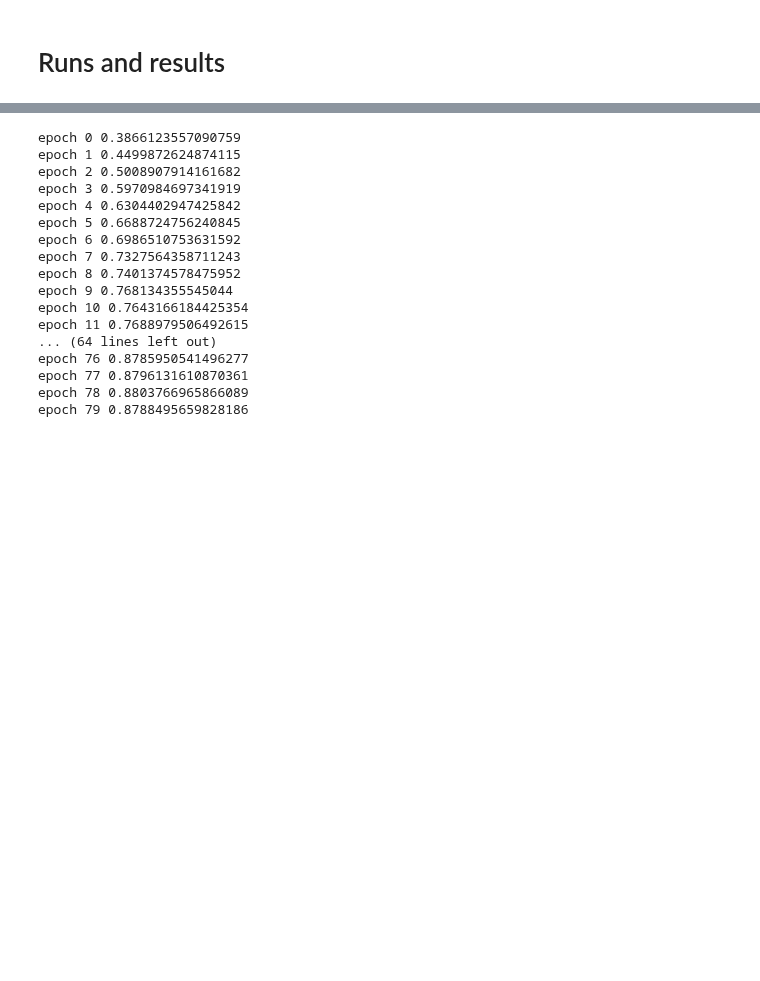
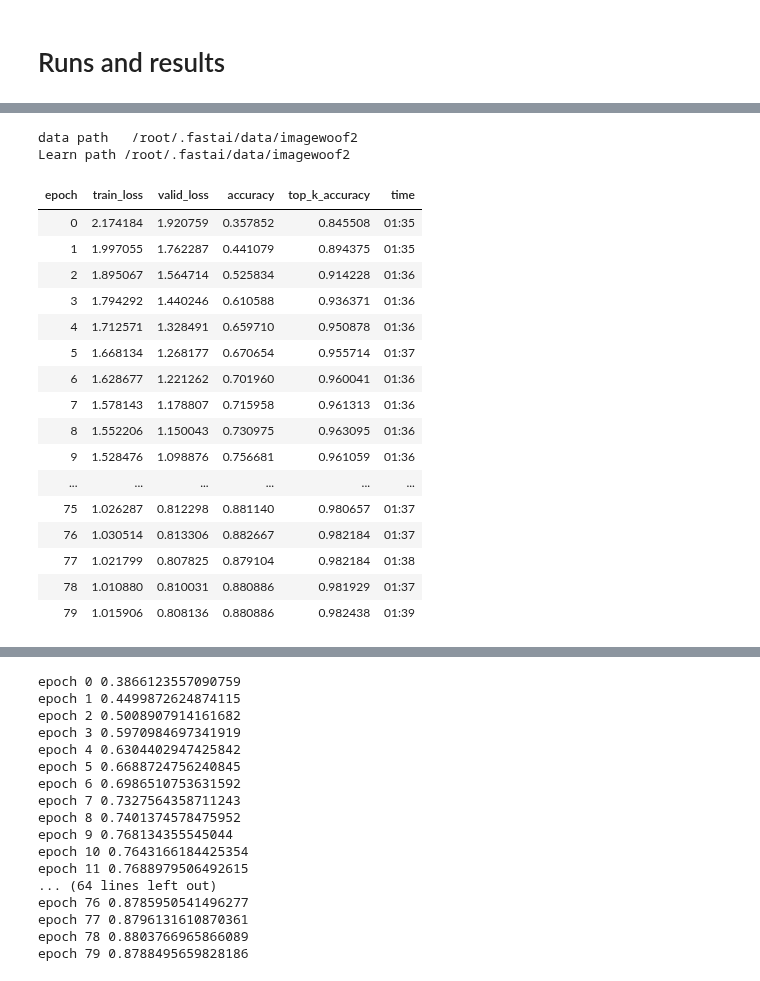
Before and after one commit to liuyao12/Ranger-Mish-ImageWoof-5, a Jupyter notebook: Woof_128_new_ConvTwist.ipynb, the cells around one changed output, grey strips where cells are left out. Saved outputs shown, nothing was run; the diff lists cells and outputs as text; code cells hidden in the pictures; blank space fills up the shorter version.

```diff
--- a/Woof_128_new_ConvTwist.ipynb
+++ b/Woof_128_new_ConvTwist.ipynb
@@ -186,0 +223,5 @@ Learn path /root/.fastai/data/imagewoof2
+# %%
+for _ in range(1):
+    learn = get_learn(model=model, size=128, bs=32, mixup=0.5)
+    learn.fit_fc(80, lr=4e-3, moms=(0.95,0.95), start_pct=0.72)
+# %% [output]
@@ -187,3 +230,22 @@ Learn path /root/.fastai/data/imagewoof2
+data path   /root/.fastai/data/imagewoof2
+Learn path /root/.fastai/data/imagewoof2
+| epoch | train_loss | valid_loss | accuracy | top_k_accuracy | time |
+| 0 | 2.174184 | 1.920759 | 0.357852 | 0.845508 | 01:35 |
+| 1 | 1.997055 | 1.762287 | 0.441079 | 0.894375 | 01:35 |
+| 2 | 1.895067 | 1.564714 | 0.525834 | 0.914228 | 01:36 |
+| 3 | 1.794292 | 1.440246 | 0.610588 | 0.936371 | 01:36 |
+| 4 | 1.712571 | 1.328491 | 0.659710 | 0.950878 | 01:36 |
+| 5 | 1.668134 | 1.268177 | 0.670654 | 0.955714 | 01:37 |
+| 6 | 1.628677 | 1.221262 | 0.701960 | 0.960041 | 01:36 |
+| 7 | 1.578143 | 1.178807 | 0.715958 | 0.961313 | 01:36 |
+| 8 | 1.552206 | 1.150043 | 0.730975 | 0.963095 | 01:36 |
+| 9 | 1.528476 | 1.098876 | 0.756681 | 0.961059 | 01:36 |
+| ... | ... | ... | ... | ... | ... |
+| 75 | 1.026287 | 0.812298 | 0.881140 | 0.980657 | 01:37 |
+| 76 | 1.030514 | 0.813306 | 0.882667 | 0.982184 | 01:37 |
+| 77 | 1.021799 | 0.807825 | 0.879104 | 0.982184 | 01:38 |
+| 78 | 1.010880 | 0.810031 | 0.880886 | 0.981929 | 01:37 |
+| 79 | 1.015906 | 0.808136 | 0.880886 | 0.982438 | 01:39 |
 # %%
 learn.recorder.plot_losses()
 # %% [output]
```
Also changed, not shown: parts of 9 cells of this notebook.
